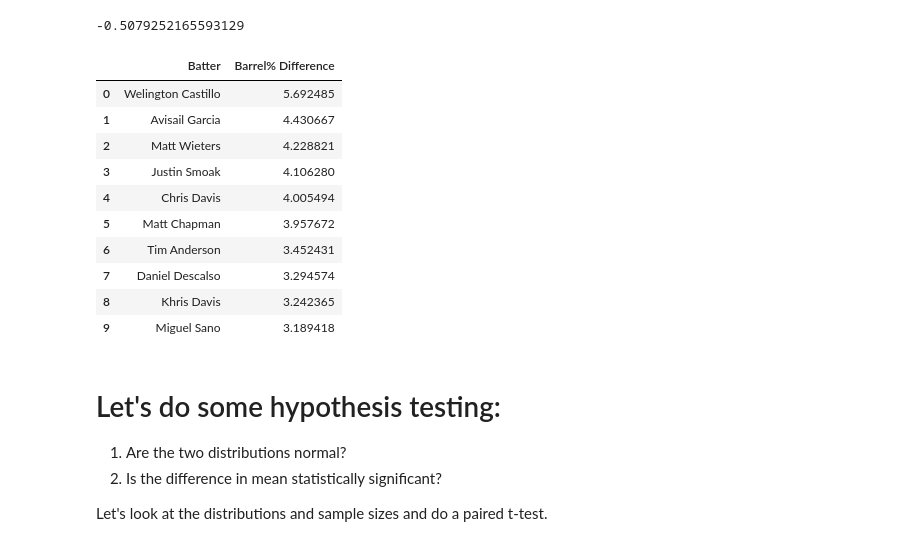
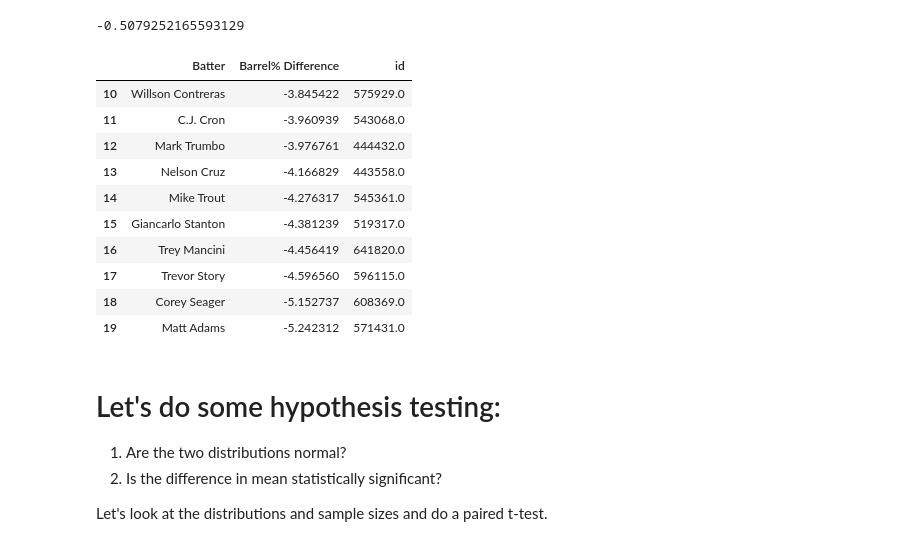
Before and after one commit to atox120/clutch_hitting, a Jupyter notebook: notebooks/paired_ttest.ipynb, the cells around one changed output. Saved outputs shown, nothing was run; the diff lists cells and outputs as text; code cells hidden in the pictures.

```diff
--- a/notebooks/paired_ttest.ipynb
+++ b/notebooks/paired_ttest.ipynb
@@ -303,27 +355,27 @@ bar_med
 # %%
 #Let's make a subset of the good and bad batters
 new_comb = bar_comb[(bar_comb['bar%_delta'] > y_up) | (bar_comb['bar%_delta'] < y_low)]
 #Let's import some batting statistics:
 new_comb = new_comb.head(10).append(new_comb.tail(10), ignore_index=True)
-new_df = new_comb[['Name','bar%_delta']]
-new_df.columns = ['Batter','Barrel% Difference']
+new_df = new_comb[['Name','bar%_delta', 'batter']]
+new_df.columns = ['Batter','Barrel% Difference', 'id']
 
 #Display formatting
 #pd.options.display.float_format = '{:,.3}%'.format
-#new_df.tail(10)
-new_df.head(10)
+new_df.tail(10)
+#new_df.head(10)
 # %% [output]
-|  | Batter | Barrel% Difference |
-| 0 | Welington Castillo | 5.692485 |
-| 1 | Avisail Garcia | 4.430667 |
-| 2 | Matt Wieters | 4.228821 |
-| 3 | Justin Smoak | 4.106280 |
-| 4 | Chris Davis | 4.005494 |
-| 5 | Matt Chapman | 3.957672 |
-| 6 | Tim Anderson | 3.452431 |
-| 7 | Daniel Descalso | 3.294574 |
-| 8 | Khris Davis | 3.242365 |
-| 9 | Miguel Sano | 3.189418 |
+|  | Batter | Barrel% Difference | id |
+| 10 | Willson Contreras | -3.845422 | 575929.0 |
+| 11 | C.J. Cron | -3.960939 | 543068.0 |
+| 12 | Mark Trumbo | -3.976761 | 444432.0 |
+| 13 | Nelson Cruz | -4.166829 | 443558.0 |
+| 14 | Mike Trout | -4.276317 | 545361.0 |
+| 15 | Giancarlo Stanton | -4.381239 | 519317.0 |
+| 16 | Trey Mancini | -4.456419 | 641820.0 |
+| 17 | Trevor Story | -4.596560 | 596115.0 |
+| 18 | Corey Seager | -5.152737 | 608369.0 |
+| 19 | Matt Adams | -5.242312 | 571431.0 |
 # %% [markdown]
 # Let's do some hypothesis testing:
 
```
Also changed, not shown: parts of 5 cells of this notebook, 1 other file.
